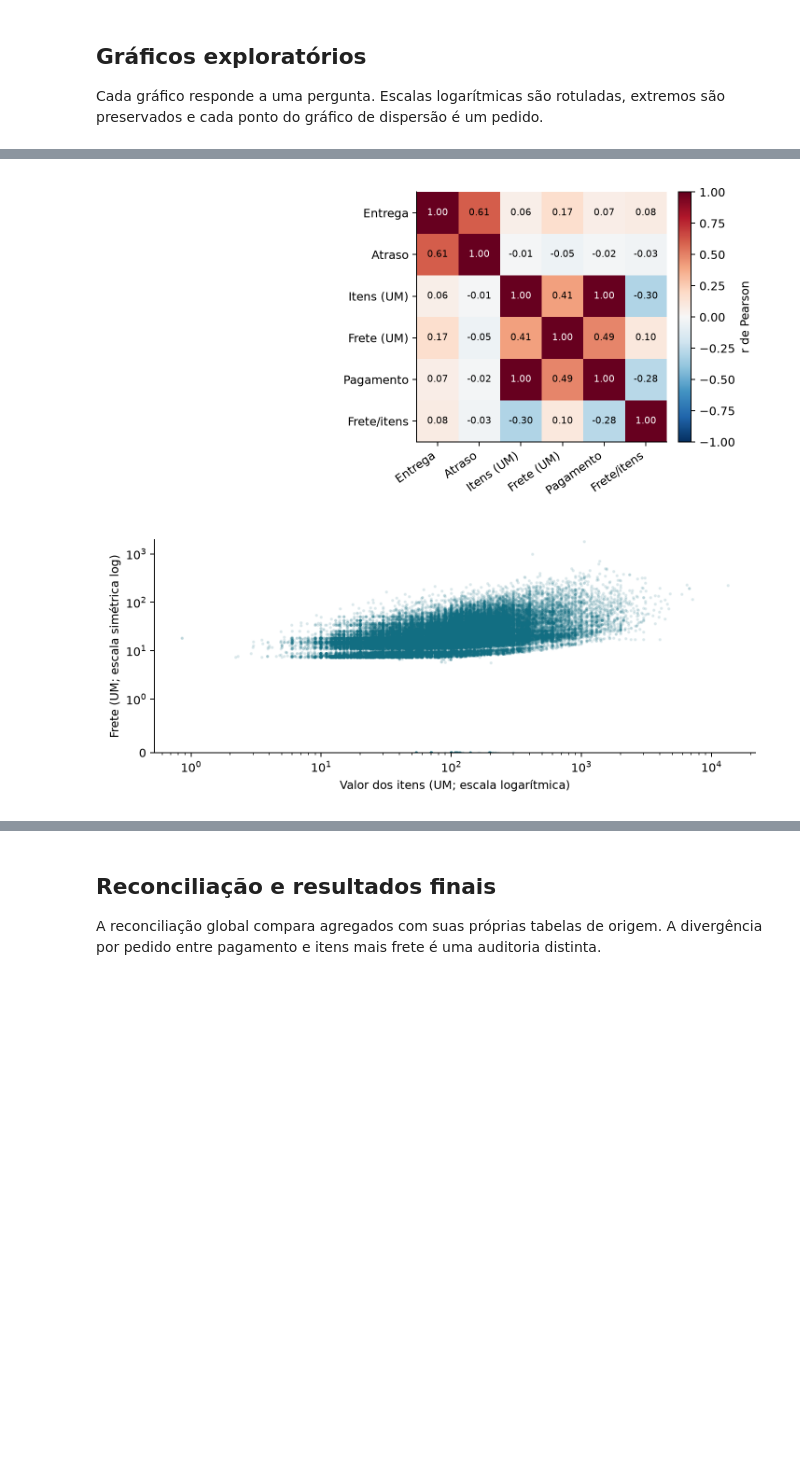
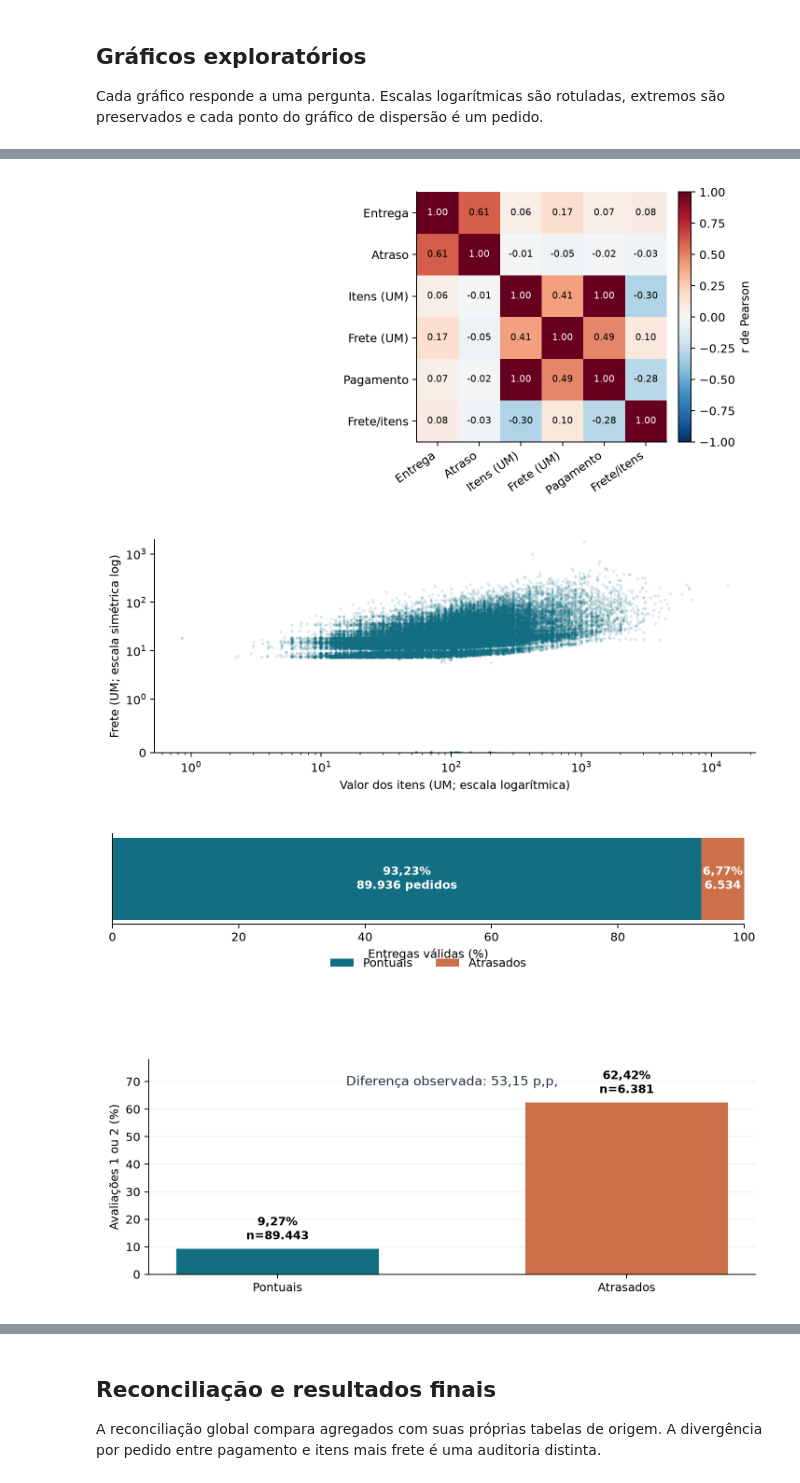
Before and after one commit to hecorradini/Projeto-Aplicado-1, a Jupyter notebook: Analise_Exploratoria_Olist.ipynb, the cells around one changed output, grey strips where cells are left out. Drawn from its saved outputs; the diff is of its cells as text; code cells hidden in the pictures; blank space fills up the shorter version.

```diff
--- a/Analise_Exploratoria_Olist.ipynb
+++ b/Analise_Exploratoria_Olist.ipynb
@@ -272,30 +273,63 @@ for name in labels:
     bucket_results.append({'group':name,'n':len(g),'low_pct':100*g.review_score.le(2).mean()})
 ax.bar(labels,[r['low_pct'] for r in bucket_results],color=['#126E82']+['#CC7048']*4)
 for i,r in enumerate(bucket_results): ax.text(i,r['low_pct']+2,f"n={r['n']:,}".replace(',','.'),ha='center',fontsize=9)
 ax.set_ylim(0,100);ax.set_ylabel('Avaliações de 1 ou 2 (%)');ax.set_xlabel('Atraso (dias de calendário)')
 save('delay_reviews')
 fig, ax=plt.subplots(figsize=(8,4))
 im=ax.imshow(pearson,vmin=-1,vmax=1,cmap='RdBu_r')
 short=['Entrega','Atraso','Itens (UM)','Frete (UM)','Pagamento','Frete/itens']
 ax.set_xticks(range(6),short,rotation=35,ha='right');ax.set_yticks(range(6),short)
 for i in range(6):
     for j in range(6):ax.text(j,i,f'{pearson.iloc[i,j]:.2f}',ha='center',va='center',fontsize=8,
                              color='white' if abs(pearson.iloc[i,j])>.65 else 'black')
 fig.colorbar(im,ax=ax,fraction=.04,pad=.02,label='r de Pearson')
 save('correlation')
 fig, ax=plt.subplots(figsize=(8,3.3))
 pair=logistics[['value_items','freight']].dropna()
 ax.scatter(pair.value_items,pair.freight,s=3,alpha=.09,color='#126E82',rasterized=True)
 ax.set_xscale('log');ax.set_yscale('symlog',linthresh=1)
 ax.set_ylim(0,pair.freight.max()*1.1)
 ax.set_xlabel('Valor dos itens (UM; escala logarítmica)');ax.set_ylabel('Frete (UM; escala simétrica log)')
 save('scatter')
+# Narrative charts make the denominator and operational distinction visible.
+on_time=next(g for g in groups if not g['late'])
+late_group=next(g for g in groups if g['late'])
+late_pct=100*logistics.late.mean()
+fig, ax=plt.subplots(figsize=(8,2.5))
+ax.barh([0],[100-late_pct],color='#126E82',height=.48,label='Pontuais')
+ax.barh([0],[late_pct],left=[100-late_pct],color='#CC7048',height=.48,label='Atrasados')
+ax.text((100-late_pct)/2,0,f"{100-late_pct:.2f}%".replace('.',',')+f"\n{int(logistics.late.eq(False).sum()):,} pedidos".replace(',', '.'),ha='center',va='center',color='white',fontweight='bold')
+ax.text(100-late_pct/2,0,f"{late_pct:.2f}%".replace('.',',')+f"\n{int(logistics.late.sum()):,}".replace(',', '.'),ha='center',va='center',color='white',fontweight='bold')
+ax.set_xlim(0,100);ax.set_yticks([]);ax.set_xlabel('Entregas válidas (%)');ax.legend(loc='lower center',bbox_to_anchor=(.5,-.62),ncol=2,frameon=False)
+save('story_timeliness')
+fig, ax=plt.subplots(figsize=(8,3.1))
+vals=[on_time['low_pct'],late_group['low_pct']]
+bars=ax.bar(['Pontuais','Atrasados'],vals,color=['#126E82','#CC7048'],width=.58)
+for bar,value,g in zip(bars,vals,[on_time,late_group]):
+    ax.text(bar.get_x()+bar.get_width()/2,value+2,f'{value:.2f}%'.replace('.',',')+f'\nn={g["n"]:,}'.replace(',', '.'),ha='center',va='bottom',fontweight='bold')
+gap=late_group['low_pct']-on_time['low_pct']
+ax.text(.5,.88,f"Diferença observada: {gap:.2f} p.p.".replace('.',','),transform=ax.transAxes,ha='center',color='#23313A',fontsize=11)
+ax.set_ylim(0,78);ax.set_ylabel('Avaliações 1 ou 2 (%)');ax.grid(axis='y',alpha=.2);ax.set_axisbelow(True)
+save('story_reviews')
+regional=state.loc[['AL','SP']]
+fig,(ax1,ax2)=plt.subplots(1,2,figsize=(8,3.4))
+colors_reg=['#CC7048','#126E82']
+ax1.barh(['AL','SP'],regional.late_pct,color=colors_reg)
+for y,(uf,r) in enumerate(regional.iterrows()):ax1.text(r.late_pct+.6,y,f'{r.late_pct:.2f}%'.replace('.',','),va='center',fontweight='bold')
+ax1.set_xlim(0,28);ax1.set_xlabel('Atrasos / pedidos da UF (%)');ax1.set_title('Taxa')
+ax2.barh(['AL','SP'],regional.late_n,color=colors_reg)
+for y,(uf,r) in enumerate(regional.iterrows()):ax2.text(r.late_n+45,y,f'{int(r.late_n):,} de {int(r.n):,}'.replace(',', '.'),va='center',fontweight='bold')
+ax2.set_xlim(0,2200);ax2.set_xlabel('Pedidos atrasados (n)');ax2.set_title('Volume')
+fig.suptitle('Taxa e volume apontam prioridades diferentes',fontweight='bold')
+save('story_uf')
 # %% [output]
 [figure]
 [figure]
 [figure]
 [figure]
 [figure]
 [figure]
 [figure]
 [figure]
+[figure, added]
+[figure, added]
```
Also changed, not shown: parts of 5 cells of this notebook, 6 other files.
